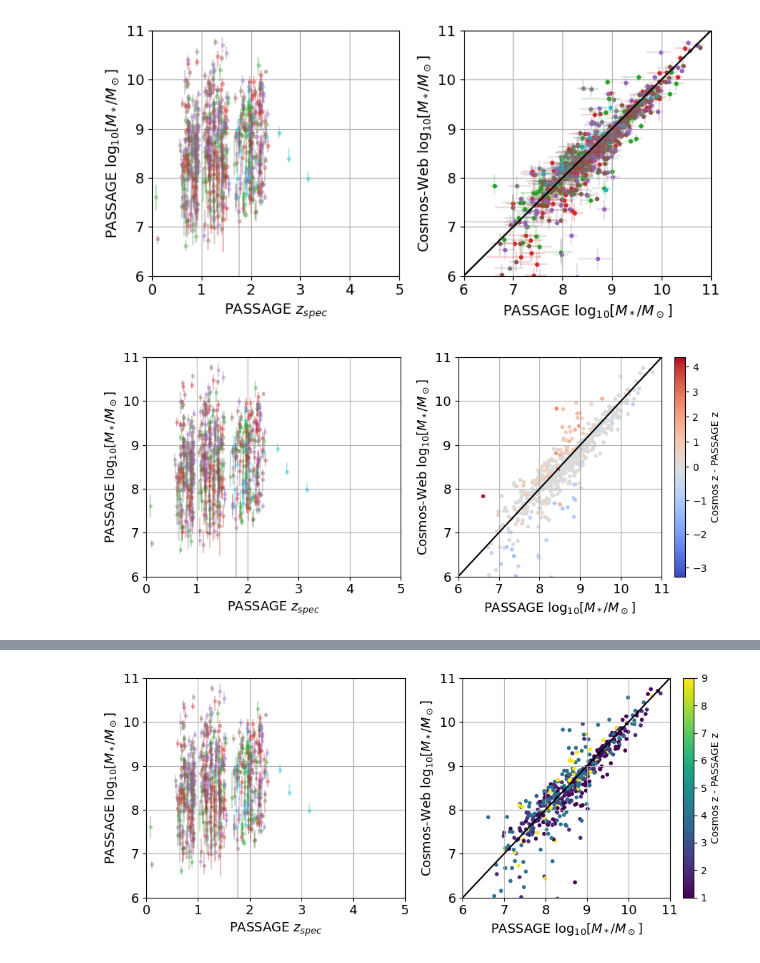
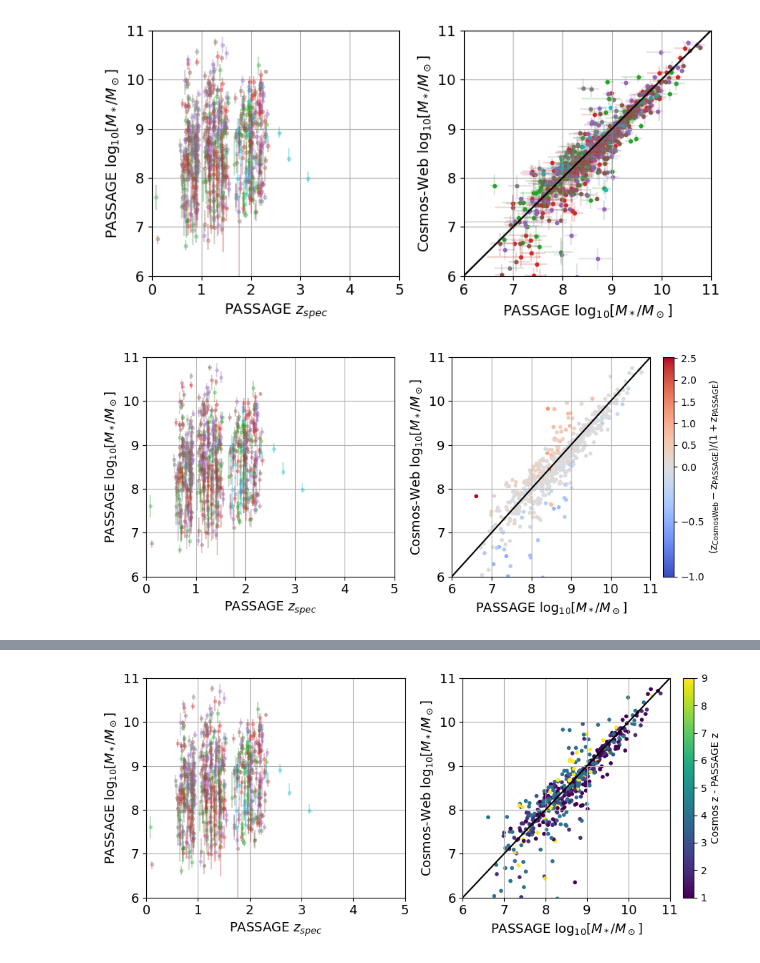
Before and after one commit to huber458/passage, a Jupyter notebook: PASSAGEmasses.ipynb, the cells around one changed output, grey strips where cells are left out. Saved outputs shown, nothing was run; the diff lists cells and outputs as text; code cells hidden in the pictures.

```diff
--- a/PASSAGEmasses.ipynb
+++ b/PASSAGEmasses.ipynb
@@ -321,6 +338,8 @@ tt2[sel_samp] = hdu[1].data['dec     '][idx[sel_samp]]
 tt3 = np.ones(shape=(len(np.array(hdum[1].data['ra_obj'])),)) * (-1)
 tt3[sel_samp] = hdu[1].data['id      '][idx[sel_samp]]
 
+tt4 = np.ones(shape=(len(np.array(hdum[1].data['ra_obj'])),)) * (-1)
+tt4[sel_samp] = hdu[1].data['mag_auto_f150w'][idx[sel_samp]]
 #tt4 = np.ones(shape=(len(np.array(hdum[1].data['ra_obj'])),)) * (-1)
 #tt4[sel_samp] = hdu[2].data['zfinal  '][idx[sel_samp]]
 
@@ -337,6 +356,7 @@ df3['cosmosra']=tt
 df3['cosmosdec']=tt2
 df3['cosmosid']=tt3
 #df1['cosmosz']=tt4
+df3['cosmosf150mag']=tt4
 df3['cosmosmass']=tt5
 df3['cosmosmasslow']=tt6
 df3['cosmosmassup']=tt7
@@ -397,6 +417,8 @@ tt2[sel_samp] = hdu[1].data['dec     '][idx[sel_samp]]
 tt3 = np.ones(shape=(len(np.array(hdum[1].data['ra_obj'])),)) * (-1)
 tt3[sel_samp] = hdu[1].data['id      '][idx[sel_samp]]
 
+tt4 = np.ones(shape=(len(np.array(hdum[1].data['ra_obj'])),)) * (-1)
+tt4[sel_samp] = hdu[1].data['mag_auto_f150w'][idx[sel_samp]]
 #tt4 = np.ones(shape=(len(np.array(hdum[1].data['ra_obj'])),)) * (-1)
 #tt4[sel_samp] = hdu[2].data['zfinal  '][idx[sel_samp]]
 
@@ -413,6 +435,7 @@ df4['cosmosra']=tt
 df4['cosmosdec']=tt2
 df4['cosmosid']=tt3
 #df1['cosmosz']=tt4
+df4['cosmosf150mag']=tt4
 df4['cosmosmass']=tt5
 df4['cosmosmasslow']=tt6
 df4['cosmosmassup']=tt7
@@ -472,6 +510,8 @@ tt2[sel_samp] = hdu[1].data['dec     '][idx[sel_samp]]
 tt3 = np.ones(shape=(len(np.array(hdum[1].data['ra_obj'])),)) * (-1)
 tt3[sel_samp] = hdu[1].data['id      '][idx[sel_samp]]
 
+tt4 = np.ones(shape=(len(np.array(hdum[1].data['ra_obj'])),)) * (-1)
+tt4[sel_samp] = hdu[1].data['mag_auto_f150w'][idx[sel_samp]]
 #tt4 = np.ones(shape=(len(np.array(hdum[1].data['ra_obj'])),)) * (-1)
 #tt4[sel_samp] = hdu[2].data['zfinal  '][idx[sel_samp]]
 
@@ -488,6 +528,7 @@ df5['cosmosra']=tt
 df5['cosmosdec']=tt2
 df5['cosmosid']=tt3
 #df1['cosmosz']=tt4
+df5['cosmosf150mag']=tt4
 df5['cosmosmass']=tt5
 df5['cosmosmasslow']=tt6
 df5['cosmosmassup']=tt7
@@ -547,6 +588,8 @@ tt2[sel_samp] = hdu[1].data['dec     '][idx[sel_samp]]
 tt3 = np.ones(shape=(len(np.array(hdum[1].data['ra_obj'])),)) * (-1)
 tt3[sel_samp] = hdu[1].data['id      '][idx[sel_samp]]
 
+tt4 = np.ones(shape=(len(np.array(hdum[1].data['ra_obj'])),)) * (-1)
+tt4[sel_samp] = hdu[1].data['mag_auto_f150w'][idx[sel_samp]]
 #tt4 = np.ones(shape=(len(np.array(hdum[1].data['ra_obj'])),)) * (-1)
 #tt4[sel_samp] = hdu[2].data['zfinal  '][idx[sel_samp]]
 
@@ -563,6 +606,7 @@ df6['cosmosra']=tt
 df6['cosmosdec']=tt2
 df6['cosmosid']=tt3
 #df1['cosmosz']=tt4
+df6['cosmosf150mag']=tt4
 df6['cosmosmass']=tt5
 df6['cosmosmasslow']=tt6
 df6['cosmosmassup']=tt7
@@ -723,34 +767,34 @@ fluxes=list(chain.from_iterable(fluxes))
 
 #df = pd.concat([df1, df2, df3, df4, df5, df6], ignore_index=True)#, df7, df8, df9, df10
 x=np.concatenate((df1['stellar_mass_50'],df2['stellar_mass_50'],df3['stellar_mass_50'],df4['stellar_mass_50'],df5['stellar_mass_50'],df6['stellar_mass_50']))
 y=np.concatenate((df1['cosmosmass'],df2['cosmosmass'],df3['cosmosmass'],df4['cosmosmass'],df5['cosmosmass'],df6['cosmosmass']))
-dz=np.concatenate((df1['cosmosz']-df1['redshift'],df2['cosmosz']-df2['redshift'],df3['cosmosz']-df3['redshift'],df4['cosmosz']-df4['redshift'],df5['cosmosz']-df5['redshift'],df6['cosmosz']-df6['redshift']))
+dz=np.concatenate(((df1['cosmosz']-df1['redshift'])/(1+df1['redshift']),(df2['cosmosz']-df2['redshift'])/(1+df2['redshift']),(df3['cosmosz']-df3['redshift'])/(1+df3['redshift']),(df4['cosmosz']-df4['redshift'])/(1+df4['redshift']),(df5['cosmosz']-df5['redshift'])/(1+df5['redshift']),(df6['cosmosz']-df6['redshift'])/(1+df6['redshift'])))
 x=x[dz>-10]
 y=y[dz>-10]
 dz=dz[dz>-10]
 
 import matplotlib.colors as mcolors
 norm = mcolors.TwoSlopeNorm(vmin=dz.min(), vcenter=0, vmax=dz.max())
-sp=plt.scatter(x,y,c=dz,marker=".",cmap='coolwarm',norm=norm)
-cbar=fig.colorbar(sp,ax=ax2,label='Cosmos z - PASSAGE z')
+sp=plt.scatter(x,y,c=dz,marker=".",cmap='coolwarm',norm=norm)#coolwarm
+cbar=fig.colorbar(sp,ax=ax2,label=r'$\rm (z_{CosmosWeb} - z_{PASSAGE})/(1+z_{PASSAGE})$')
 
 data = np.vstack([x, y])
 kde = gaussian_kde(data)
 xmin, xmax = x.min() - 0.5, x.max() + 0.5
 ymin, ymax = y.min() - 0.5, y.max() + 0.5
 xx, yy = np.mgrid[xmin:xmax:100j, ymin:ymax:100j]
 positions = np.vstack([xx.ravel(), yy.ravel()])
 zz = np.reshape(kde(positions).T, xx.shape)
 contour_levels = 6 # You can adjust this number or provide a list of specific levels
 #plt.contour(xx, yy, zz, levels=contour_levels, colors='k', linewidths=1.5, linestyles='solid')
 
 plt.xlim(6,11)
 plt.ylim(6,11)
 plt.plot([0,12],[0,12],color="k")
 plt.xlabel('PASSAGE log$_{10}$[$M_*/M_\odot$]',fontsize=13)
 plt.ylabel('Cosmos-Web log$_{10}$[$M_*/M_\odot$]',fontsize=13)
 plt.tick_params(axis='both', labelsize=13)
 plt.grid()
 plt.tight_layout()
 # %% [output]
-[figure, old version]
+[figure, new version]
```
Also changed, not shown: parts of 9 cells of this notebook, 1 other file.
